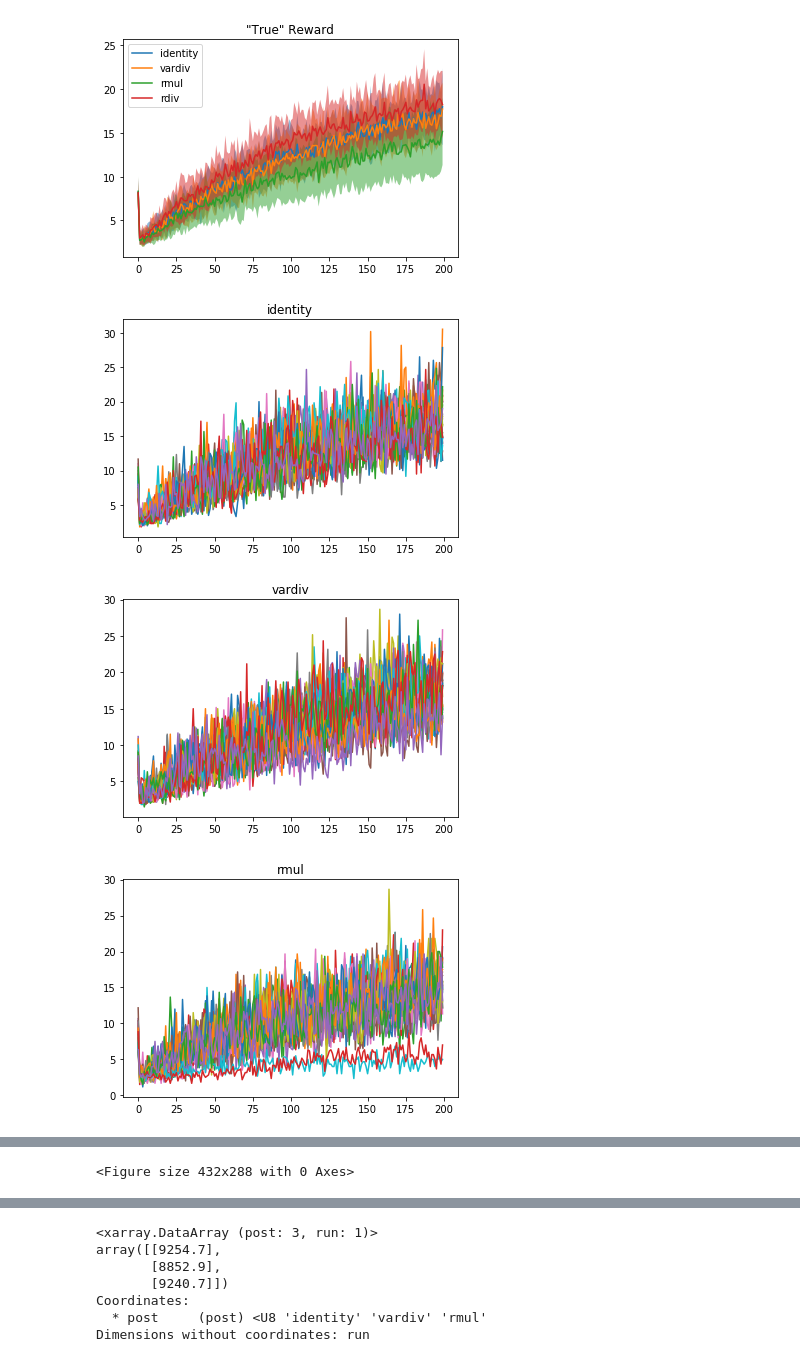
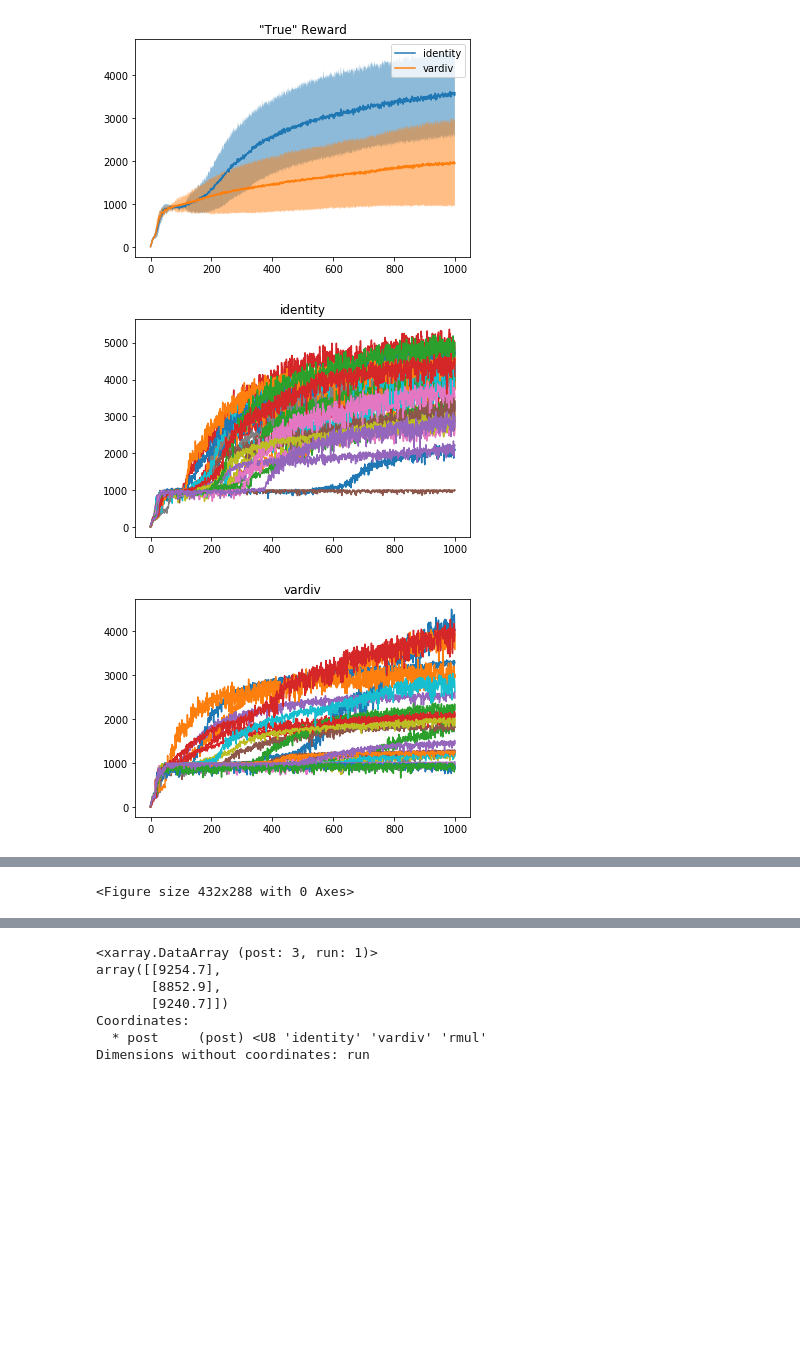
Before and after one commit to sgillen/lorenz, a Jupyter notebook: run_ars/refactor_analysis-Copy2.ipynb, the cells around one changed output, grey strips where cells are left out. Cells and saved outputs as stored; diff of their text form; code cells hidden in the pictures; blank space fills up the shorter version.

```diff
--- a/run_ars/refactor_analysis-Copy2.ipynb
+++ b/run_ars/refactor_analysis-Copy2.ipynb
@@ -127,35 +127,34 @@ def reward_fn(s):
             reward = 0.0
 
     return reward, s
 
-data = torch.load("./data8/linear_z-v0.xr")
+data = torch.load("./data5/Walker2d-v2.xr")
 
 policy_dict = data.policy_dict
 rews = data.rews
 exp_names = [fn.__name__ for fn in data.attrs['post_fns']]
 num_seeds = len(policy_dict['identity'])
 
 #policy_dict = torch.load("./data/mjw_longermul.pol_dict")
 #rews = torch.load("./data/mjw_longermul.data")
 
 means = rews.mean(dim="trial")
 stds = rews.std(dim="trial")
 
 plt.plot(means.T)
 plt.legend(exp_names)
 ci = stds
 
 for mean, c in zip(means, ci):
     plt.fill_between([t for t in range(len(mean))], (mean-c), (mean+c), alpha=.5)
 plt.title("\"True\" Reward")
 plt.figure()
 
 for exp_name in exp_names:
     plt.plot(rews.loc[exp_name].T)
     plt.title(exp_name)
     plt.figure()
 # %% [output]
-[figure, old version]
+[figure, new version]
-[figure, old version]
+[figure, new version]
-[figure, old version]
+[figure, new version]
-[figure, removed]
```
Also changed, not shown: parts of 7 cells of this notebook, 14 other files.
